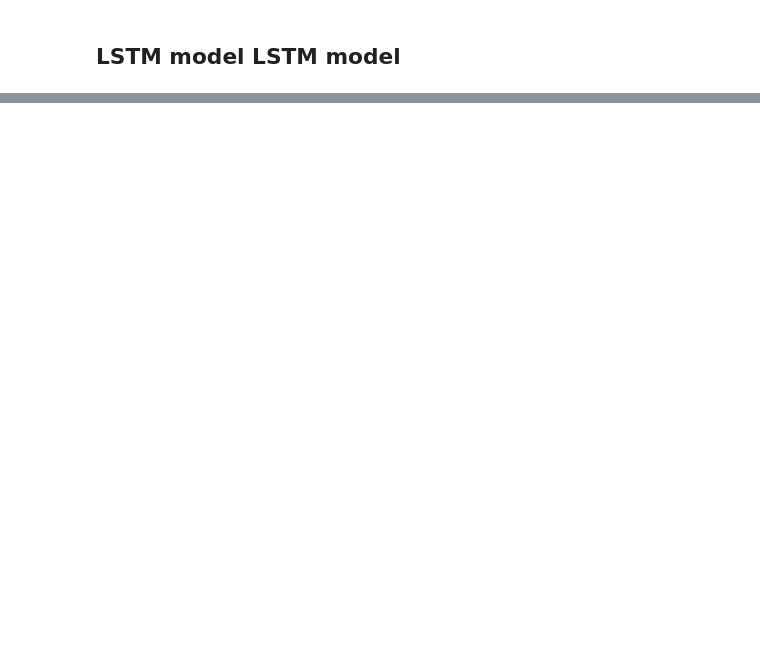
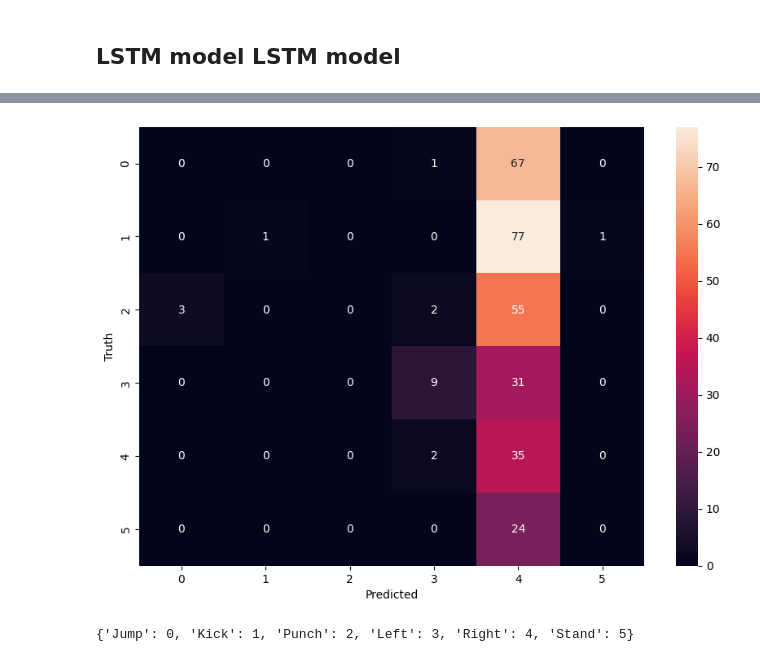
Before and after one commit to thienphuprogrammer/Human_Activity_Recognition, a Jupyter notebook: model.ipynb, the cells around one changed output, grey strips where cells are left out. Cells and saved outputs as stored; diff of their text form; code cells hidden in the pictures; blank space fills up the shorter version.

```diff
--- a/model.ipynb
+++ b/model.ipynb
@@ -496,0 +582,14 @@ model.compile(loss='mse', optimizer='adam')
+# %%
+# Show the confusion matrix
+from sklearn.metrics import confusion_matrix
+import seaborn as sns
+import matplotlib.pyplot as plt
+
+y_pred = model.predict(X_train_reshaped)
+y_pred = np.argmax(y_pred, axis=1)
+cm = confusion_matrix(y_train, y_pred)plt.figure(figsize=(10, 7))
+sns.heatmap(cm, annot=True, fmt='d')
+plt.xlabel('Predicted')
+plt.ylabel('Truth')
+plt.show()
+# %% [output]
@@ -496,0 +597,5 @@ model.compile(loss='mse', optimizer='adam')
+[figure, added]
+# %%
+LABEL
+# %% [output]
+{'Jump': 0, 'Kick': 1, 'Punch': 2, 'Left': 3, 'Right': 4, 'Stand': 5}
```
Also changed, not shown: parts of 16 cells of this notebook.
